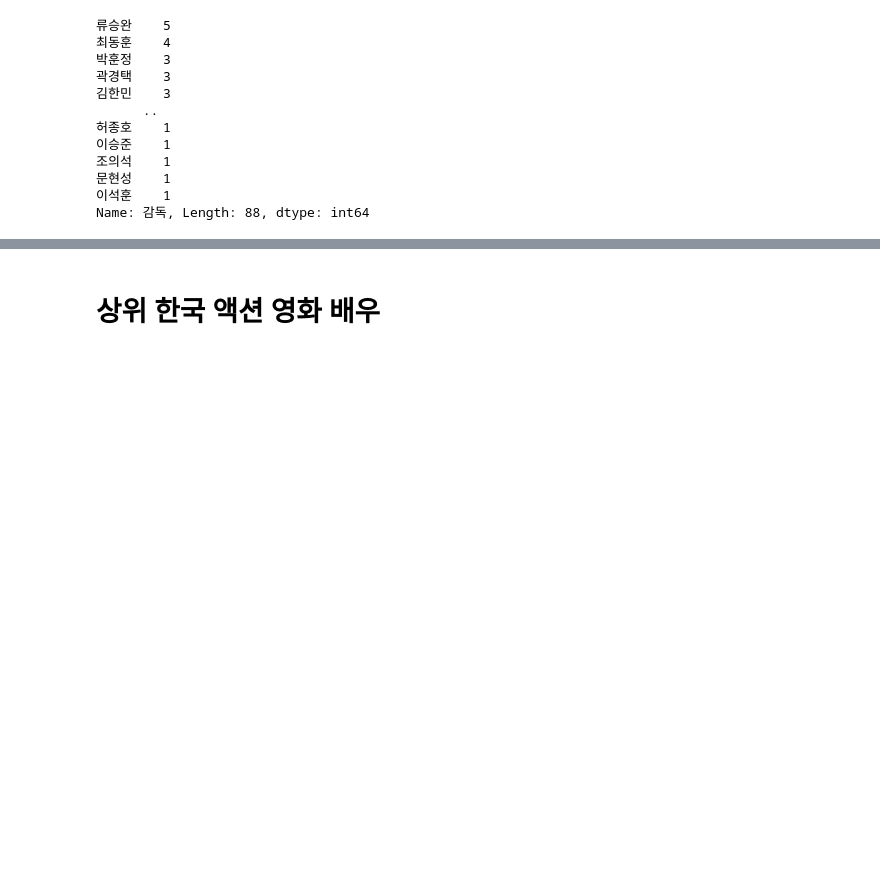
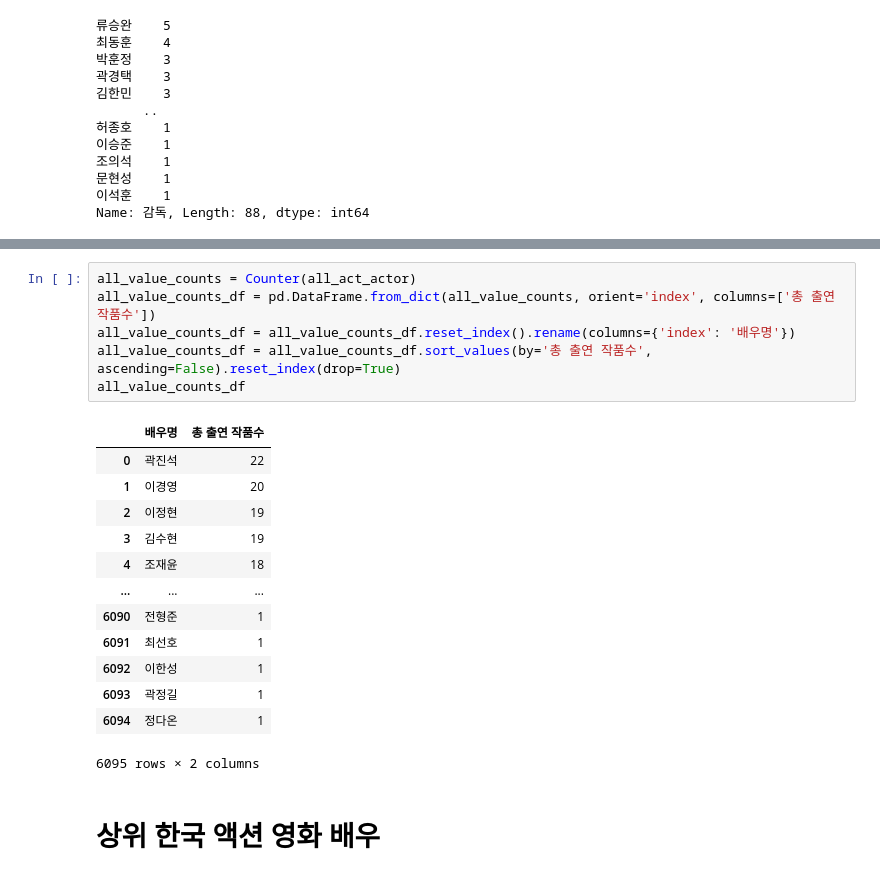
Before and after one commit to wonyounging/1_Project, a Jupyter notebook: 분석_액션영화 장르.ipynb, the cells around one changed output, grey strips where cells are left out. Cells and saved outputs as stored; diff of their text form; blank space fills up the shorter version.

```diff
--- a/분석_액션영화 장르.ipynb
+++ b/분석_액션영화 장르.ipynb
@@ -588,3 +661,23 @@ kor_act_mv_dir_df.head(20)
+# %%
+all_value_counts = Counter(all_act_actor)
+all_value_counts_df = pd.DataFrame.from_dict(all_value_counts, orient='index', columns=['총 출연 작품수'])
+all_value_counts_df = all_value_counts_df.reset_index().rename(columns={'index': '배우명'})
+all_value_counts_df = all_value_counts_df.sort_values(by='총 출연 작품수', ascending=False).reset_index(drop=True)
+all_value_counts_df
+# %% [output]
+|  | 배우명 | 총 출연 작품수 |
+| 0 | 곽진석 | 22 |
+| 1 | 이경영 | 20 |
+| 2 | 이정현 | 19 |
+| 3 | 김수현 | 19 |
+| 4 | 조재윤 | 18 |
+| ... | ... | ... |
+| 6090 | 전형준 | 1 |
+| 6091 | 최선호 | 1 |
+| 6092 | 이한성 | 1 |
+| 6093 | 곽정길 | 1 |
+| 6094 | 정다온 | 1 |
+6095 rows × 2 columns
 # %% [markdown]
 # 상위 한국 액션 영화 배우
 # %%
```
Also changed, not shown: parts of 66 cells of this notebook.
